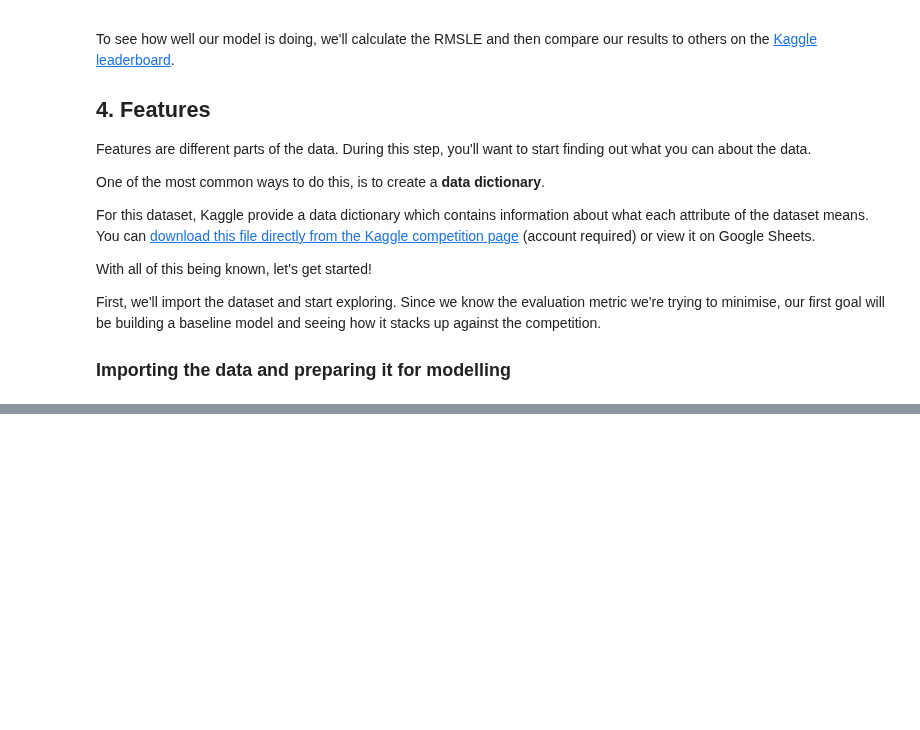
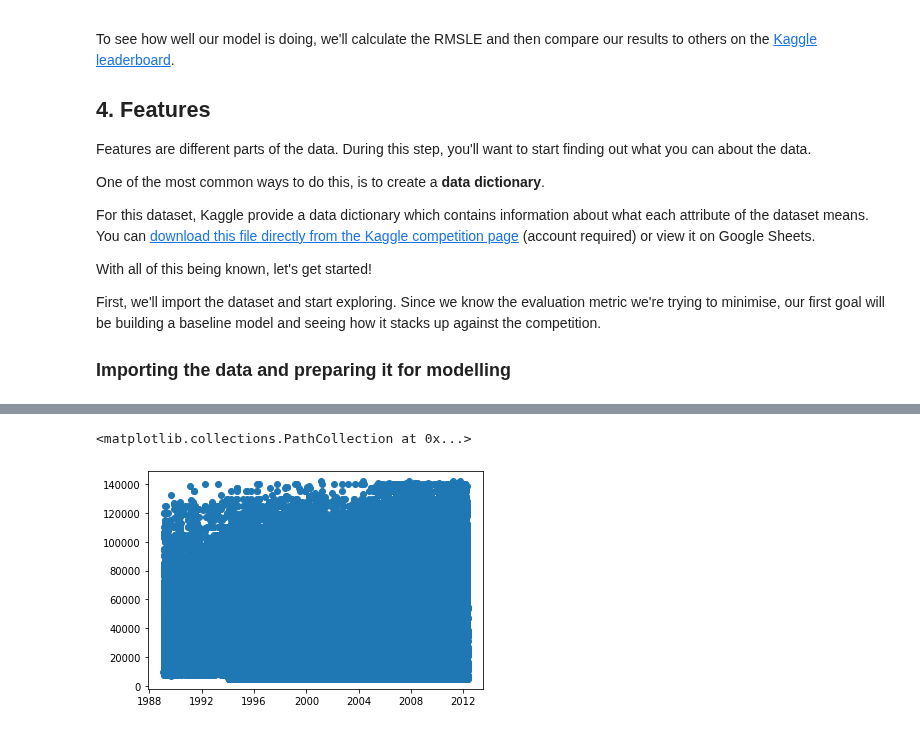
Before and after one commit to arghanath007/Data-Science, a Jupyter notebook: Bulldozer_price_prediction(Regression)/bulldozer_price_predictions.ipynb, the cells around one changed output, grey strips where cells are left out. Saved outputs shown, nothing was run; the diff lists cells and outputs as text; code cells hidden in the pictures; blank space fills up the shorter version.

```diff
--- a/Bulldozer_price_prediction(Regression)/bulldozer_price_predictions.ipynb
+++ b/Bulldozer_price_prediction(Regression)/bulldozer_price_predictions.ipynb
@@ -52,0 +140,5 @@ import sklearn
+# %%
+## Importing with parse_dates
+
+dfNew= pd.read_csv('./datasets/bluebook-for-bulldozers/TrainAndValid.csv', parse_dates=['saledate'])
+dfNew.head()
@@ -52,0 +189,7 @@ import sklearn
+# %%
+fig, ax= plt.subplots()
+
+ax.scatter(dfNew['saledate'],dfNew['SalePrice'])
+# %% [output]
+<matplotlib.collections.PathCollection at 0x...>
+[figure, added]
```
Also changed, not shown: parts of 88 cells of this notebook, 22 other files.
